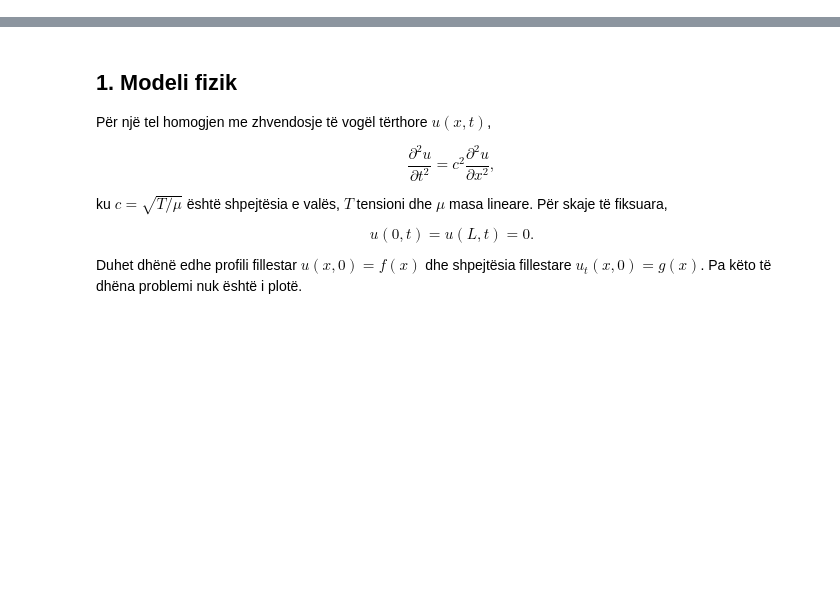
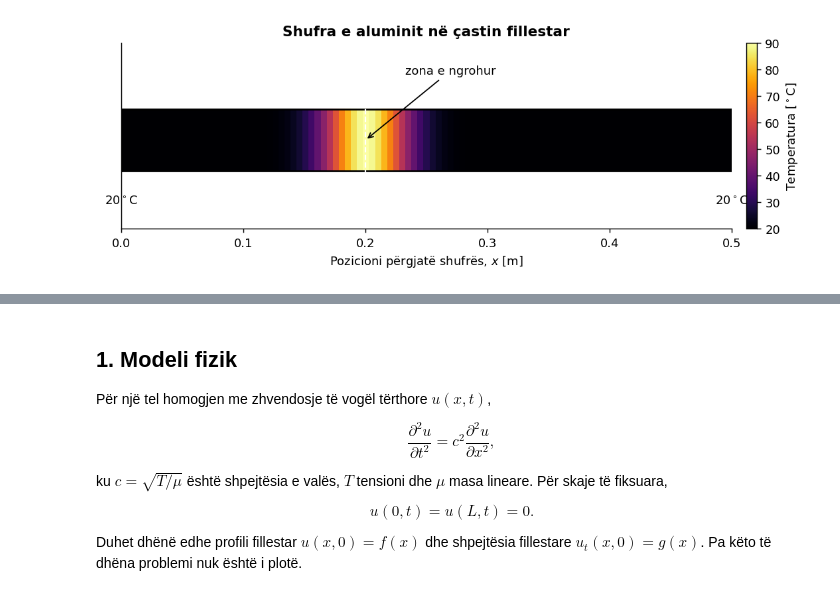
Before and after one commit to Klaudio-Peqini/Simulations-and-Numerical-Methods, a Jupyter notebook: notebooks/Instruktori/Laboratori_07_Diferencat_e_Fundme_dhe_Valet_Instruktori.ipynb, the cells around one changed output, grey strips where cells are left out. Drawn from its saved outputs; the diff is of its cells as text; code cells hidden in the pictures; blank space fills up the shorter version.

```diff
--- a/notebooks/Instruktori/Laboratori_07_Diferencat_e_Fundme_dhe_Valet_Instruktori.ipynb
+++ b/notebooks/Instruktori/Laboratori_07_Diferencat_e_Fundme_dhe_Valet_Instruktori.ipynb
@@ -44,0 +76,17 @@ Kushtet kufitare janë pjesë e modelit fizik. Një skaj i fiksuar, një skaj i
+# %%
+import math
+from time import perf_counter
+from pathlib import Path
+
+import numpy as np
+import matplotlib.pyplot as plt
+
+rng = np.random.default_rng(2026)  # realizim i riprodhueshëm
+np.set_printoptions(precision=6, suppress=True)
+
+plt.rcParams.update({
+    "figure.dpi": 110,
+    "axes.spines.top": False,
+    "axes.spines.right": False,
+    "axes.titleweight": "bold",
+})
@@ -44,0 +129,64 @@ Kushtet kufitare janë pjesë e modelit fizik. Një skaj i fiksuar, një skaj i
+# %%
+# Parametrat fizikë dhe numerikë të shufrës
+L_HEAT = 0.50                 # m
+ALPHA = 9.7e-5               # m^2/s, difuziviteti termik i aluminit
+T_AMBIENT = 20.0             # gradë Celsius
+T_PEAK = 90.0                # gradë Celsius
+X_HOT = 0.20                 # m
+SIGMA_HEAT = 0.025           # m
+NX_HEAT = 101
+T_END_HEAT = 600.0           # s = 10 minuta
+FO_TARGET = 0.45
+
+x_heat_initial = np.linspace(0.0, L_HEAT, NX_HEAT)
+dx_heat_nominal = x_heat_initial[1] - x_heat_initial[0]
+
+dt_heat_nominal = FO_TARGET * dx_heat_nominal**2 / ALPHA
+n_steps_heat = int(np.ceil(T_END_HEAT / dt_heat_nominal))
+dt_heat = T_END_HEAT / n_steps_heat
+fo_heat = ALPHA * dt_heat / dx_heat_nominal**2
+
+temperature_initial = T_AMBIENT + (T_PEAK - T_AMBIENT) * np.exp(
+    -0.5 * ((x_heat_initial - X_HOT) / SIGMA_HEAT)**2
+)
+temperature_initial[[0, -1]] = T_AMBIENT
+
+print(f"Δx = {dx_heat_nominal:.5f} m")
+print(f"Δt = {dt_heat:.5f} s")
+print(f"Fo = αΔt/Δx² = {fo_heat:.5f}")
+print(f"Numri i hapave kohorë = {n_steps_heat}")
+
+# Skicë fizike e shufrës në çastin fillestar
+fig, ax = plt.subplots(figsize=(11, 2.8))
+
+image = ax.imshow(
+    temperature_initial[np.newaxis, :],
+    extent=(0.0, L_HEAT, -0.035, 0.035),
+    aspect="auto",
+    cmap="inferno",
+    vmin=T_AMBIENT,
+    vmax=T_PEAK,
+)
+
+ax.plot([0, L_HEAT, L_HEAT, 0, 0],
+        [-0.035, -0.035, 0.035, 0.035, -0.035],
+        color="black", linewidth=1.5)
+ax.axvline(X_HOT, color="white", linestyle="--", linewidth=1.2)
+ax.annotate(
+    "zona e ngrohur",
+    xy=(X_HOT, 0.0),
+    xytext=(X_HOT + 0.07, 0.075),
+    arrowprops=dict(arrowstyle="->", color="black"),
+    ha="center",
+)
+ax.text(0.0, -0.072, r"$20^\circ$C", ha="center")
+ax.text(L_HEAT, -0.072, r"$20^\circ$C", ha="center")
+ax.set(xlabel="Pozicioni përgjatë shufrës, $x$ [m]",
+       title="Shufra e aluminit në çastin fillestar")
+ax.set_yticks([])
+ax.set_ylim(-0.10, 0.11)
+
+cbar = fig.colorbar(image, ax=ax, pad=0.02, aspect=18)
+cbar.set_label(r"Temperatura [$^\circ$C]")
+plt.show()
+# %% [output]
@@ -44,0 +197 @@ Kushtet kufitare janë pjesë e modelit fizik. Një skaj i fiksuar, një skaj i
+[figure, added]
```
Also changed, not shown: parts of 38 cells of this notebook.
